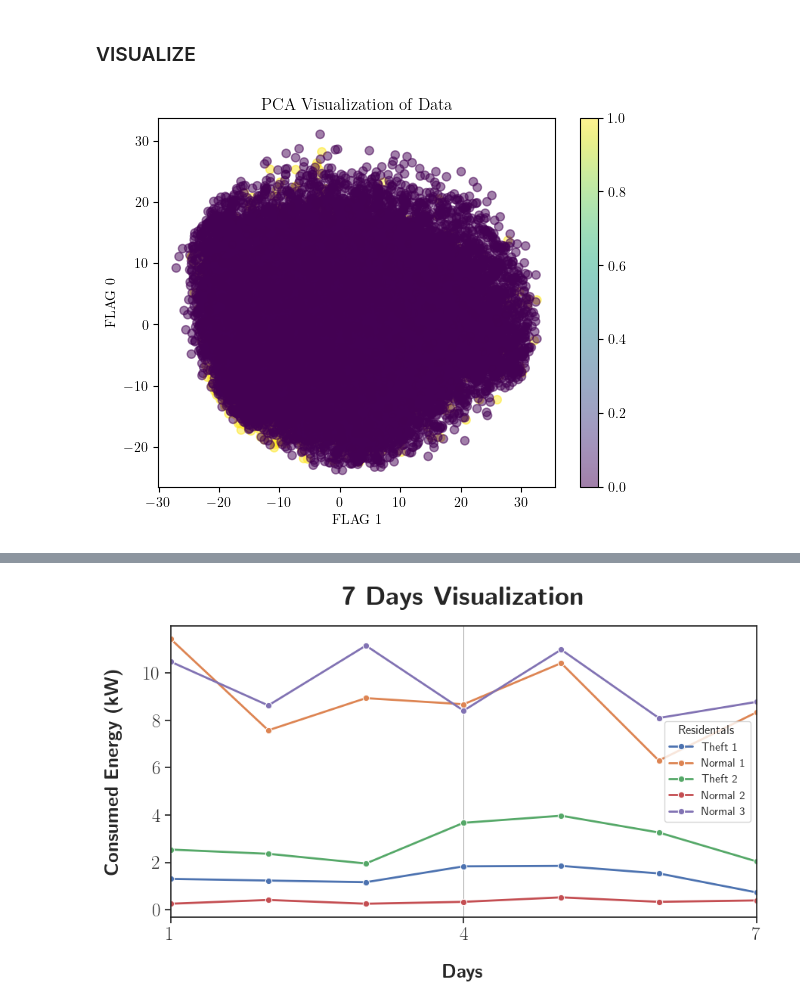
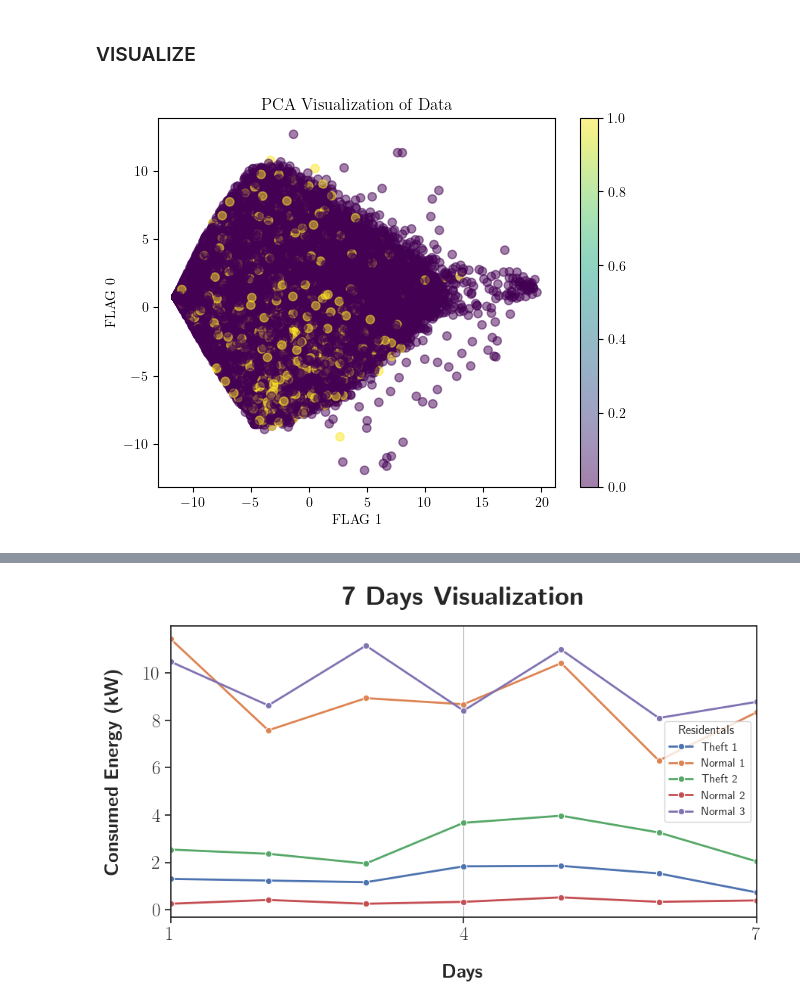
Before and after one commit to d41sys/electric-theft-detection, a Jupyter notebook: notebooks/preprocessing.ipynb, the cells around one changed output, grey strips where cells are left out. Saved outputs shown, nothing was run; the diff lists cells and outputs as text; code cells hidden in the pictures.

```diff
--- a/notebooks/preprocessing.ipynb
+++ b/notebooks/preprocessing.ipynb
@@ -220,0 +359,2 @@ balancing_data
+# %%
+outliner_processing = balancing_data.copy(deep=True)
@@ -220,0 +803,10 @@ balancing_data
+# %%
+list_check = balancing_data[(balancing_data >= 100000).any(axis=1)].max(axis=1).index.tolist()
+
+for i in outliner_processing.index:
+    # if balancing_data.iloc[i].mean() < 2:
+    #     print(i)
+    if i in [2064, 2384]:
+        continue
+    outliner_processing.iloc[i].plot()
+plt.show()
@@ -221,3 +866,22 @@ balancing_data
+# %%
+for i in range(df_outliers_handled.shape[0]):
+    mean = df_outliers_handled.loc[i].mean()
+    sd = df_outliers_handled.loc[i].std()
+    Q1 = df_outliers_handled.loc[i].quantile(0.25)
+    Q3 = df_outliers_handled.loc[i].quantile(0.75)
+    IQR = Q3 - Q1
+
+    upper_limit = Q3 + 3 * IQR
+    lower_limit = Q1 - 3 * IQR
+
+    # upper_limit = mean + 2 * sd
+    # lower_limit = mean - 2 * sd
+
+    # print(f"Row: {i}, Mean: {mean}, SD: {sd}, Q1: {Q1}, Q3: {Q3}, IQR: {IQR}, \nUpper Threshold: {upper_threshold}, Lower Threshold: {lower_threshold}, \nUpper Limit: {upper_limit}, Lower Limit: {lower_limit}")
+
+    # Capping the data at the upper and lower sigma limits.
+    df_outliers_handled.loc[i] = np.where(df_outliers_handled.loc[i] > upper_limit, upper_limit,
+                                          np.where(df_outliers_handled.loc[i] < lower_limit, lower_limit, df_outliers_handled.loc[i]))
 # %% [markdown]
 ### Handling the outliers
 
@@ -309,32 +950,32 @@ preprData.to_csv(r'../data/H_dataset_minmax.csv', index=False, header=True)
 # %%
 # Standardization
 scale = StandardScaler()
-test_data = H_dataset.copy(deep=True)
+test_data = df_outliers_handled.copy(deep=True)
 
 scaled = scale.fit_transform(test_data.values.T).T
-mData = pd.DataFrame(data=scaled, columns=H_dataset.columns)
+mData = pd.DataFrame(data=scaled, columns=df_outliers_handled.columns)
 # mData = pd.DataFrame(data=scaled, columns=df_processedH.columns)
 mData
-preprData = pd.concat([df_datainfo, mData], axis=1, sort=False)
-# preprData = pd.concat([df_datainfo, mData], axis=1, sort=False)
-preprData.to_csv(r'../data/H_dataset_standard.csv', index=False, header=True)
+# preprData = pd.concat([df_outliers_handled, mData], axis=1, sort=False)
+# # preprData = pd.concat([df_datainfo, mData], axis=1, sort=False)
+# preprData.to_csv(r'../data/H_dataset_standard.csv', index=False, header=True)
 # %% [markdown]
 ### VISUALIZE
 # %%
 # Performing PCA to reduce the dimensionality of x for visualization
 pca = PCA(n_components=2)
 x_pca = pca.fit_transform(mData)
 
 # Ensure that the number of labels in y matches the number of data points in x_pca
-assert len(x_pca) == len(infoData['FLAG']), "The number of data points in x_pca does not match the number of labels in y."
+assert len(x_pca) == len(label), "The number of data points in x_pca does not match the number of labels in y."
 
 # Plotting the reduced x in 2D
-plt.scatter(x_pca[:, 0], x_pca[:, 1], c=infoData['FLAG'], cmap='viridis', alpha=0.5)
+plt.scatter(x_pca[:, 0], x_pca[:, 1], c=label, cmap='viridis', alpha=0.5)
 plt.xlabel('FLAG 1')
 plt.ylabel('FLAG 0')
 plt.title('PCA Visualization of Data')
 plt.colorbar()
 plt.show()
 # %% [output]
-[figure, old version]
+[figure, new version]
 # %%
```
Also changed, not shown: parts of 90 cells of this notebook, 13 other files.
